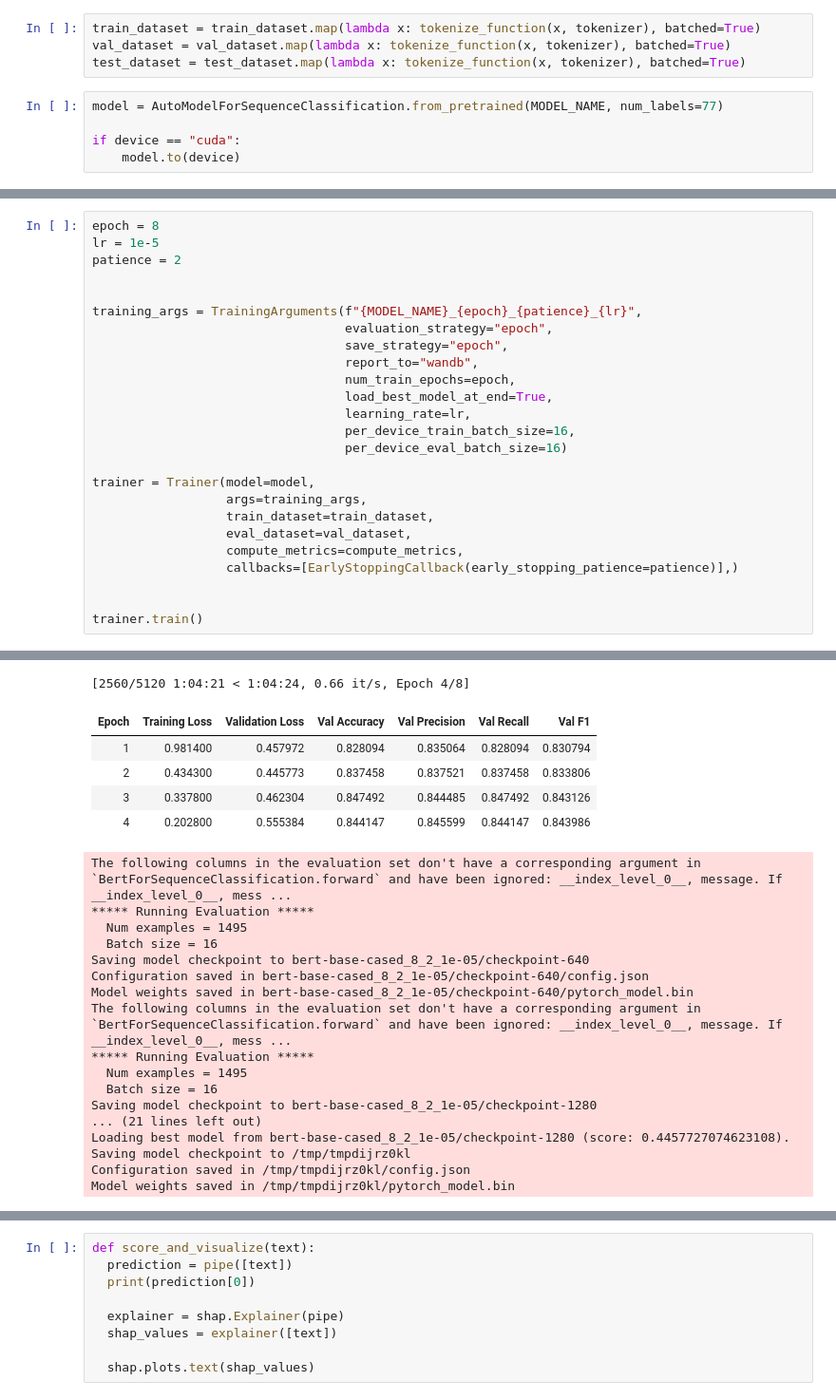
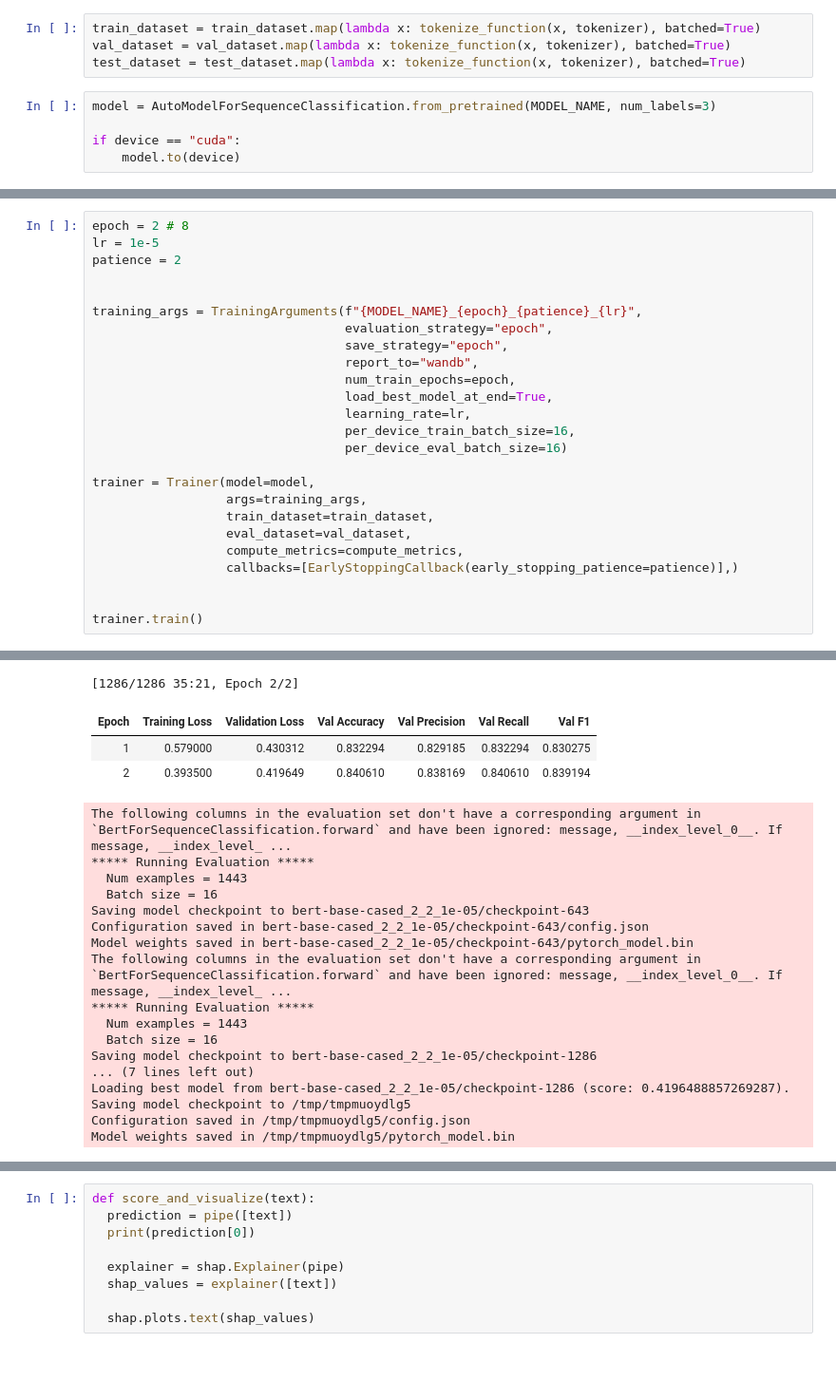
Before and after one commit to nsomabalint/explainable-text-classification, a Jupyter notebook: BERT_sentiment.ipynb, the cells around one changed output, grey strips where cells are left out. Shown at 95% size. Drawn from its saved outputs; the diff is of its cells as text; blank space fills up the shorter version.

```diff
--- a/BERT_sentiment.ipynb
+++ b/BERT_sentiment.ipynb
@@ -119,7 +124,7 @@ train_dataset = train_dataset.map(lambda x: tokenize_function(x, tokenizer), bat
 val_dataset = val_dataset.map(lambda x: tokenize_function(x, tokenizer), batched=True)
 test_dataset = test_dataset.map(lambda x: tokenize_function(x, tokenizer), batched=True)
 # %%
-model = AutoModelForSequenceClassification.from_pretrained(MODEL_NAME, num_labels=77)
+model = AutoModelForSequenceClassification.from_pretrained(MODEL_NAME, num_labels=3)
 
 if device == "cuda":
     model.to(device)
@@ -131,6 +136,6 @@ Some weights of BertForSequenceClassification were not initialized from the mode
 You should probably TRAIN this model on a down-stream task to be able to use it for predictions and inference.
 # %%
-epoch = 8
+epoch = 2 # 8
 lr = 1e-5
 patience = 2
 
@@ -166,24 +172,22 @@ The following columns in the training set don't have a corresponding argument in
 Automatic Weights & Biases logging enabled, to disable set os.environ["WANDB_DISABLED"] = "true"
-[2560/5120 1:04:21 < 1:04:24, 0.66 it/s, Epoch 4/8]
+[1286/1286 35:21, Epoch 2/2]
 | Epoch | Training Loss | Validation Loss | Val Accuracy | Val Precision | Val Recall | Val F1 |
-| 1 | 0.981400 | 0.457972 | 0.828094 | 0.835064 | 0.828094 | 0.830794 |
-| 2 | 0.434300 | 0.445773 | 0.837458 | 0.837521 | 0.837458 | 0.833806 |
-| 3 | 0.337800 | 0.462304 | 0.847492 | 0.844485 | 0.847492 | 0.843126 |
-| 4 | 0.202800 | 0.555384 | 0.844147 | 0.845599 | 0.844147 | 0.843986 |
+| 1 | 0.579000 | 0.430312 | 0.832294 | 0.829185 | 0.832294 | 0.830275 |
+| 2 | 0.393500 | 0.419649 | 0.840610 | 0.838169 | 0.840610 | 0.839194 |
-The following columns in the evaluation set don't have a corresponding argument in `BertForSequenceClassification.forward` and have been ignored: __index_level_0__, message. If __index_level_0__, mess ...
+The following columns in the evaluation set don't have a corresponding argument in `BertForSequenceClassification.forward` and have been ignored: message, __index_level_0__. If message, __index_level_ ...
 ***** Running Evaluation *****
-  Num examples = 1495
+  Num examples = 1443
   Batch size = 16
-Saving model checkpoint to bert-base-cased_8_2_1e-05/checkpoint-640
-Configuration saved in bert-base-cased_8_2_1e-05/checkpoint-640/config.json
-Model weights saved in bert-base-cased_8_2_1e-05/checkpoint-640/pytorch_model.bin
-The following columns in the evaluation set don't have a corresponding argument in `BertForSequenceClassification.forward` and have been ignored: __index_level_0__, message. If __index_level_0__, mess ...
+Saving model checkpoint to bert-base-cased_2_2_1e-05/checkpoint-643
+Configuration saved in bert-base-cased_2_2_1e-05/checkpoint-643/config.json
+Model weights saved in bert-base-cased_2_2_1e-05/checkpoint-643/pytorch_model.bin
+The following columns in the evaluation set don't have a corresponding argument in `BertForSequenceClassification.forward` and have been ignored: message, __index_level_0__. If message, __index_level_ ...
 ***** Running Evaluation *****
-  Num examples = 1495
+  Num examples = 1443
   Batch size = 16
-Saving model checkpoint to bert-base-cased_8_2_1e-05/checkpoint-1280
-... (21 lines left out)
-Loading best model from bert-base-cased_8_2_1e-05/checkpoint-1280 (score: 0.4457727074623108).
-Saving model checkpoint to /tmp/tmpdijrz0kl
-Configuration saved in /tmp/tmpdijrz0kl/config.json
-Model weights saved in /tmp/tmpdijrz0kl/pytorch_model.bin
+Saving model checkpoint to bert-base-cased_2_2_1e-05/checkpoint-1286
+... (7 lines left out)
+Loading best model from bert-base-cased_2_2_1e-05/checkpoint-1286 (score: 0.4196488857269287).
+Saving model checkpoint to /tmp/tmpmuoydlg5
+Configuration saved in /tmp/tmpmuoydlg5/config.json
+Model weights saved in /tmp/tmpmuoydlg5/pytorch_model.bin
```
Also changed, not shown: parts of 20 cells of this notebook.
